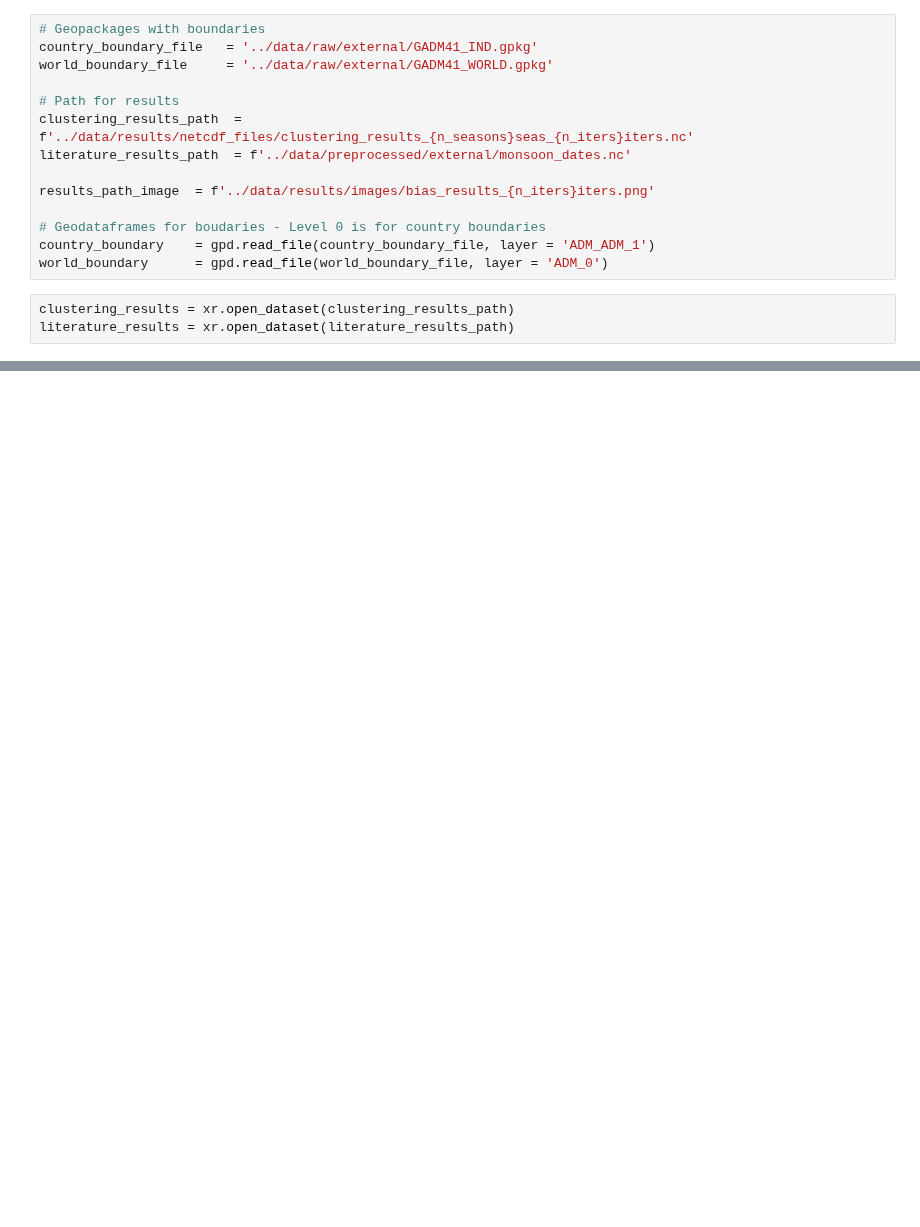
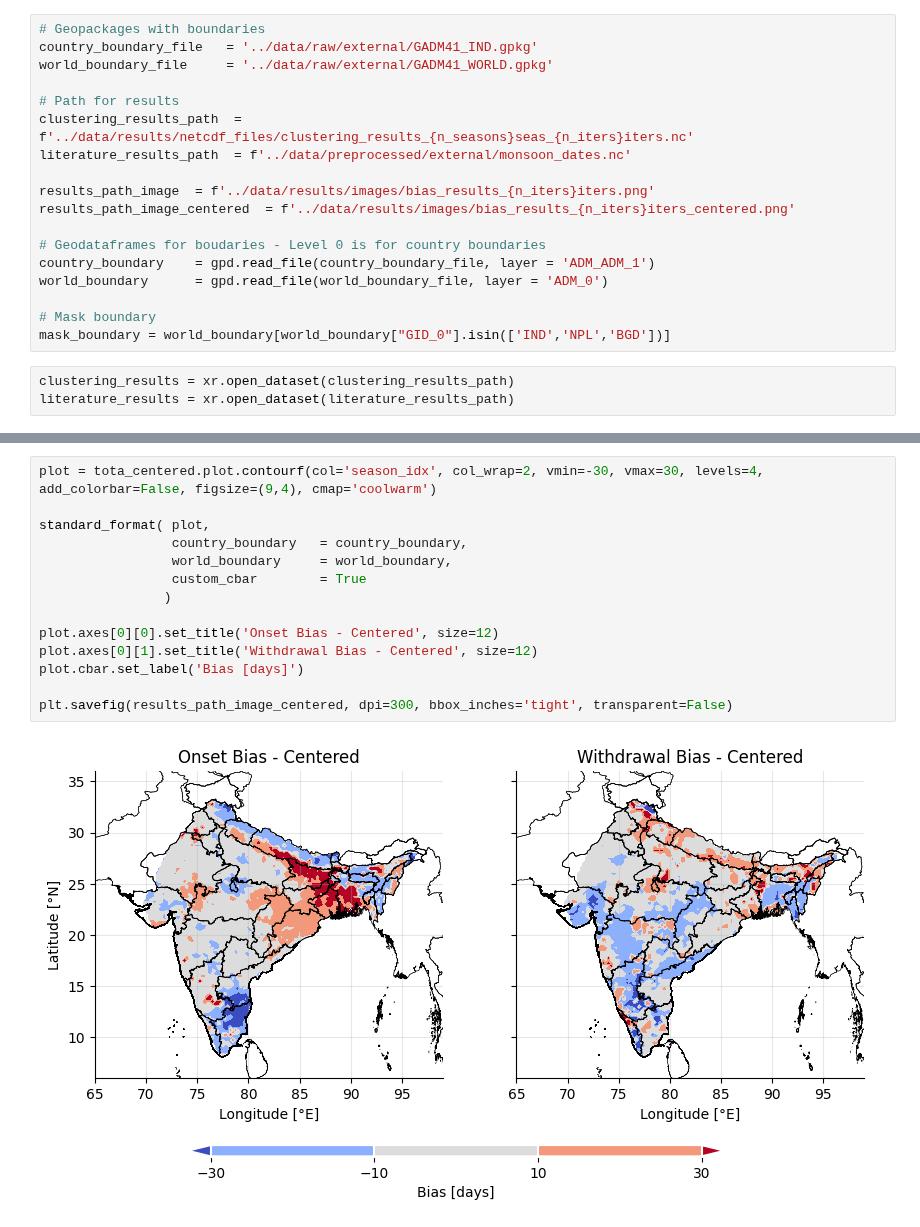
Before and after one commit to JGrassi97/XSeasonsDetect, a Jupyter notebook: notebooks/05_results_comparison.ipynb, the cells around one changed output, grey strips where cells are left out. Saved outputs shown, nothing was run; the diff lists cells and outputs as text; blank space fills up the shorter version.

```diff
--- a/notebooks/05_results_comparison.ipynb
+++ b/notebooks/05_results_comparison.ipynb
@@ -26,10 +27,14 @@ clustering_results_path  = f'../data/results/netcdf_files/clustering_results_{n_
 literature_results_path  = f'../data/preprocessed/external/monsoon_dates.nc'
 
 results_path_image  = f'../data/results/images/bias_results_{n_iters}iters.png'
+results_path_image_centered  = f'../data/results/images/bias_results_{n_iters}iters_centered.png'
 
 # Geodataframes for boudaries - Level 0 is for country boundaries
 country_boundary    = gpd.read_file(country_boundary_file, layer = 'ADM_ADM_1')
 world_boundary      = gpd.read_file(world_boundary_file, layer = 'ADM_0')
+
+# Mask boundary
+mask_boundary = world_boundary[world_boundary["GID_0"].isin(['IND','NPL','BGD'])]
 # %%
 clustering_results = xr.open_dataset(clustering_results_path)
 literature_results = xr.open_dataset(literature_results_path)
@@ -66,0 +77,16 @@ plt.savefig(results_path_image, dpi=300, bbox_inches='tight', transparent=False)
+# %%
+plot = tota_centered.plot.contourf(col='season_idx', col_wrap=2, vmin=-30, vmax=30, levels=4, add_colorbar=False, figsize=(9,4), cmap='coolwarm')
+
+standard_format( plot,
+                 country_boundary   = country_boundary,
+                 world_boundary     = world_boundary,
+                 custom_cbar        = True
+                )
+
+plot.axes[0][0].set_title('Onset Bias - Centered', size=12)
+plot.axes[0][1].set_title('Withdrawal Bias - Centered', size=12)
+plot.cbar.set_label('Bias [days]')
+
+plt.savefig(results_path_image_centered, dpi=300, bbox_inches='tight', transparent=False)
+# %% [output]
+[figure, added]
```
Also changed, not shown: parts of 8 cells of this notebook, 3 other files.
